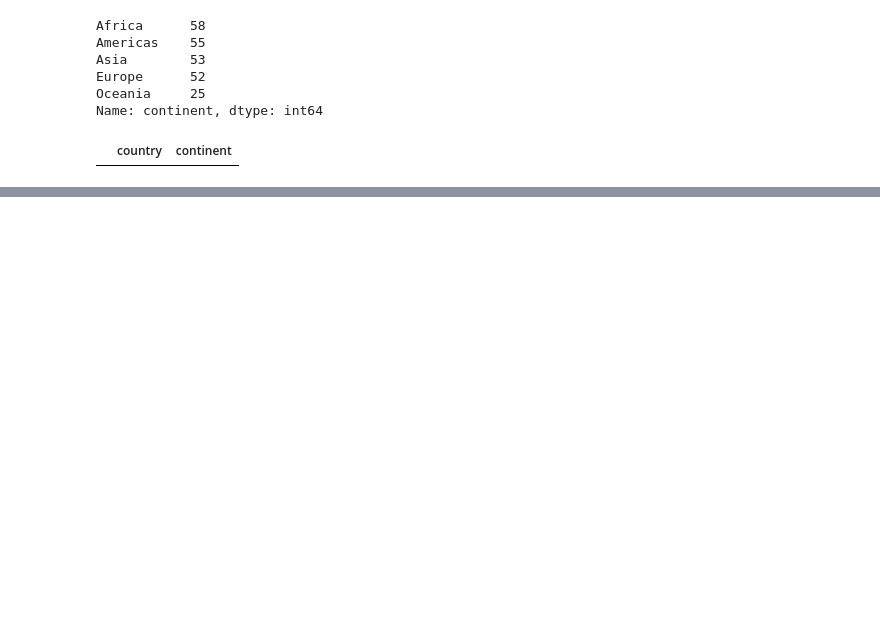
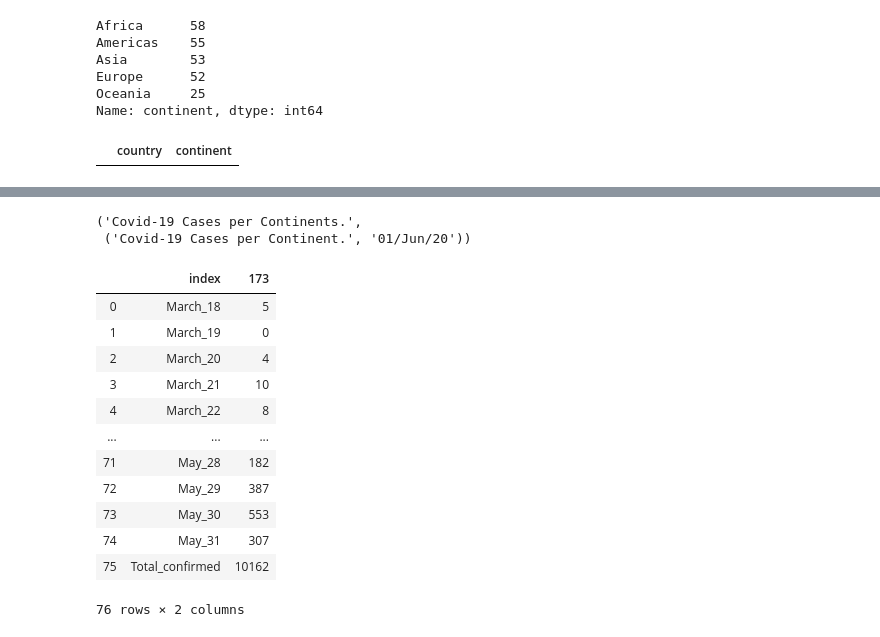
Before and after one commit to Predstan/COVID-19, a Jupyter notebook: covid_code.ipynb, the cells around one changed output, grey strips where cells are left out. Cells and saved outputs as stored; diff of their text form; code cells hidden in the pictures; blank space fills up the shorter version.

```diff
--- a/covid_code.ipynb
+++ b/covid_code.ipynb
@@ -395,0 +386,5 @@ SyntaxError: invalid syntax (<ipython-input-54-e33ed717e2a9>, line 1)
+# %%
+current_date
+# %% [output]
+('Covid-19 Cases per Continents.',
+ ('Covid-19 Cases per Continent.', '01/Jun/20'))
@@ -395,0 +397,16 @@ SyntaxError: invalid syntax (<ipython-input-54-e33ed717e2a9>, line 1)
+# %%
+df_t.reset_index()
+# %% [output]
+|  | index | 173 |
+| 0 | March_18 | 5 |
+| 1 | March_19 | 0 |
+| 2 | March_20 | 4 |
+| 3 | March_21 | 10 |
+| 4 | March_22 | 8 |
+| ... | ... | ... |
+| 71 | May_28 | 182 |
+| 72 | May_29 | 387 |
+| 73 | May_30 | 553 |
+| 74 | May_31 | 307 |
+| 75 | Total_confirmed | 10162 |
+76 rows × 2 columns
```
Also changed, not shown: parts of 25 cells of this notebook.
